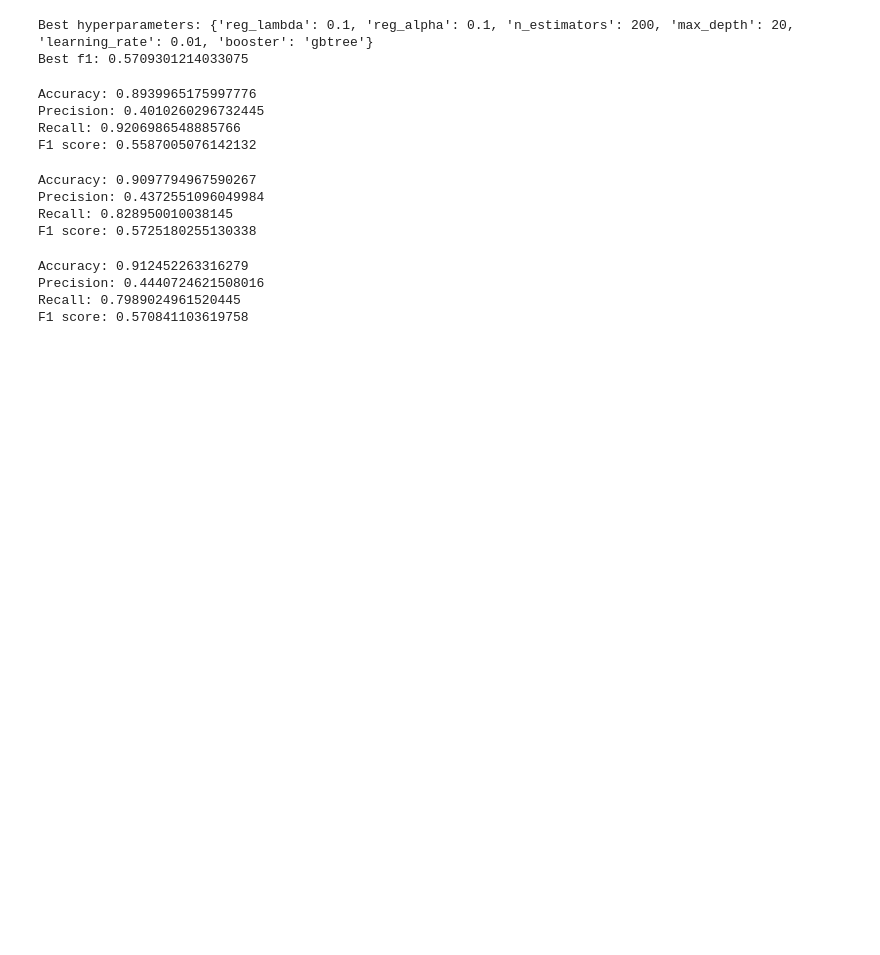
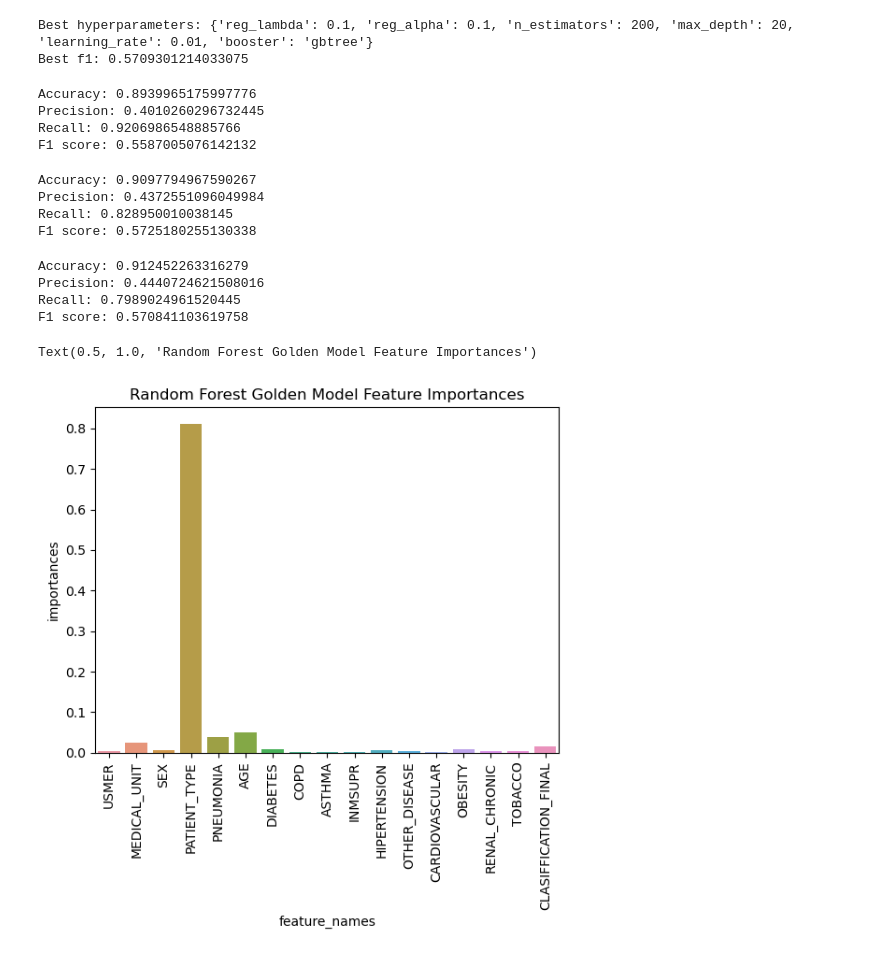
Before and after one commit to zixiangloh/AML_Spring23_G20_Final_Project, a Jupyter notebook: Data_Analysis_Visualization.ipynb, the cells around one changed output. Cells and saved outputs as stored; diff of their text form; code cells hidden in the pictures; blank space fills up the shorter version.

Commit message:
Updating with importances

```diff
--- a/Data_Analysis_Visualization.ipynb
+++ b/Data_Analysis_Visualization.ipynb
@@ -1133,3 +1133,13 @@ Accuracy: 0.912452263316279
 Precision: 0.4440724621508016
 Recall: 0.7989024961520445
 F1 score: 0.570841103619758
+# %%
+# RF Golden Model Feature Importances
+rf_importances_df = pd.DataFrame.from_dict({"feature_names": rf_golden_model.feature_names_in_,
+                                            "importances": rf_golden_model.feature_importances_ })
+ax = sns.barplot(x=rf_importances_df["feature_names"], y=rf_importances_df["importances"])
+ax.set_xticklabels(ax.get_xticklabels(), rotation=90)
+ax.set_title("Random Forest Golden Model Feature Importances")
+# %% [output]
+Text(0.5, 1.0, 'Random Forest Golden Model Feature Importances')
+[figure, added]
```
